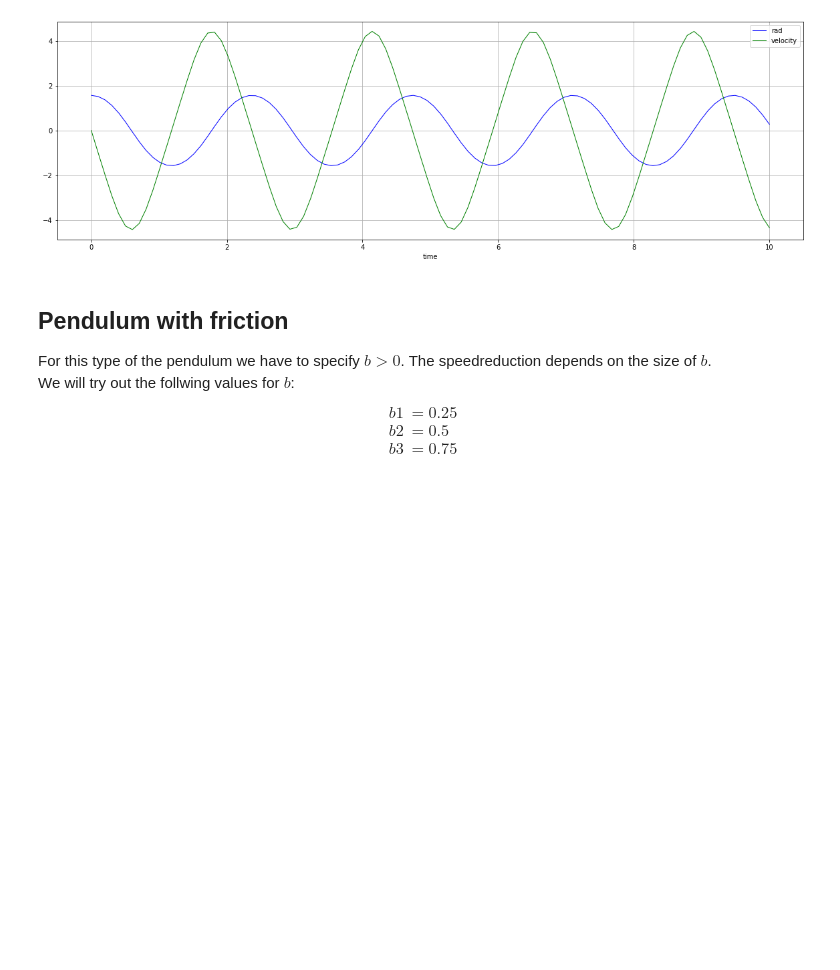
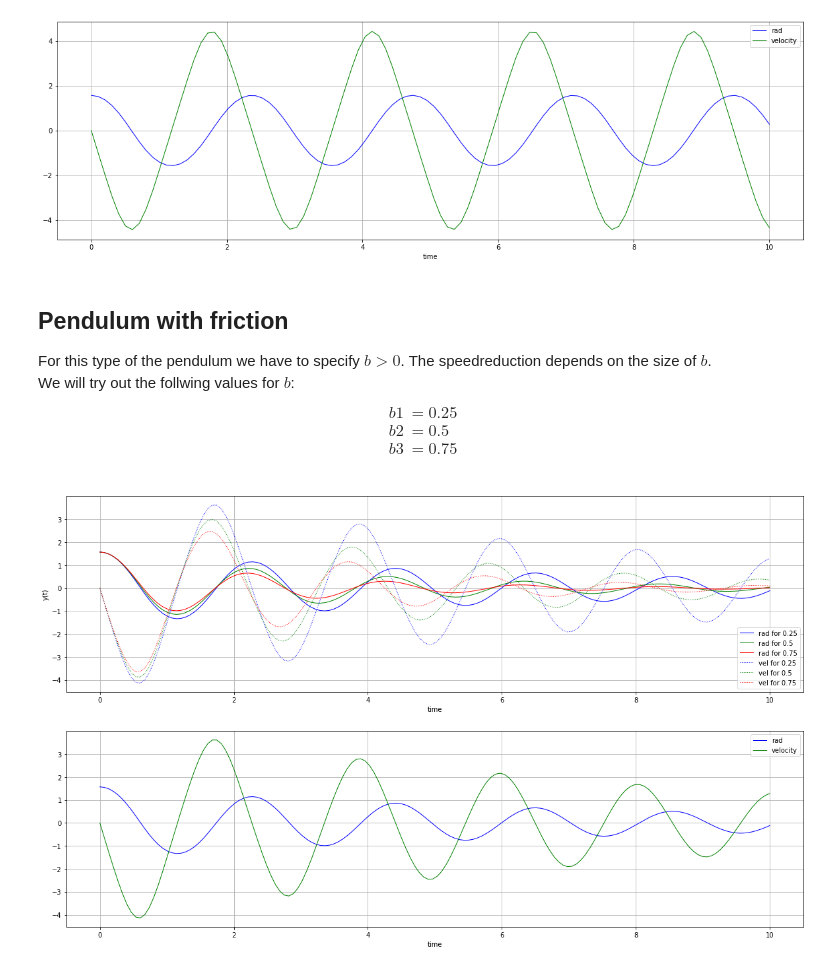
Before and after one commit to GeorgWa/CSB2020_1, a Jupyter notebook: Exercise_1_Thomas_Murschall.ipynb, the cells around one changed output. Cells and saved outputs as stored; diff of their text form; code cells hidden in the pictures; blank space fills up the shorter version.

```diff
--- a/Exercise_1_Thomas_Murschall.ipynb
+++ b/Exercise_1_Thomas_Murschall.ipynb
@@ -75,35 +75,36 @@ b3 = 0.75
 
 # degree: 45, velocity: 0
 y0 = [np.pi/2, 0]
 t = np.linspace(0,10, 150)
 
 # Solve equation
 res1 = odeint(pendulumModel,y0,t,args=(g, l, b1))
 res2 = odeint(pendulumModel,y0,t,args=(g, l, b2))
 res3 = odeint(pendulumModel,y0,t,args=(g, l, b3))
 
 # Plot radiants
+plt.subplot(2, 1, 1)
 plt.plot(t,res1[:,0], 'b-', linewidth=1, label='rad for 0.25')
 plt.plot(t,res2[:,0], 'g-', linewidth=1, label='rad for 0.5')
 plt.plot(t,res3[:,0], 'r-', linewidth=1, label='rad for 0.75')
 # Plot velocity
 plt.plot(t,res1[:,1], ':b', linewidth=1, label='vel for 0.25')
 plt.plot(t,res2[:,1], ':g', linewidth=1, label='vel for 0.5')
 plt.plot(t,res3[:,1], ':r', linewidth=1, label='vel for 0.75')
 
-
 plt.xlabel('time')
 plt.ylabel('y(t)')
 plt.legend(loc='best')
 plt.grid()
-plt.rcParams['figure.figsize'] = (20,6)
-plt.show()
 
-
+# Single pendulum, b=0.25
+plt.subplot(2, 1, 2)
 plt.plot(t,res1[:,0], 'b-', linewidth=1, label='rad')
 plt.plot(t,res1[:,1], 'g-', linewidth=1, label='velocity')
 plt.xlabel('time')
 plt.legend(loc='best')
 plt.grid()
-plt.rcParams['figure.figsize'] = (20,6)
+
 plt.show()
+# %% [output]
+[figure, added]
```
